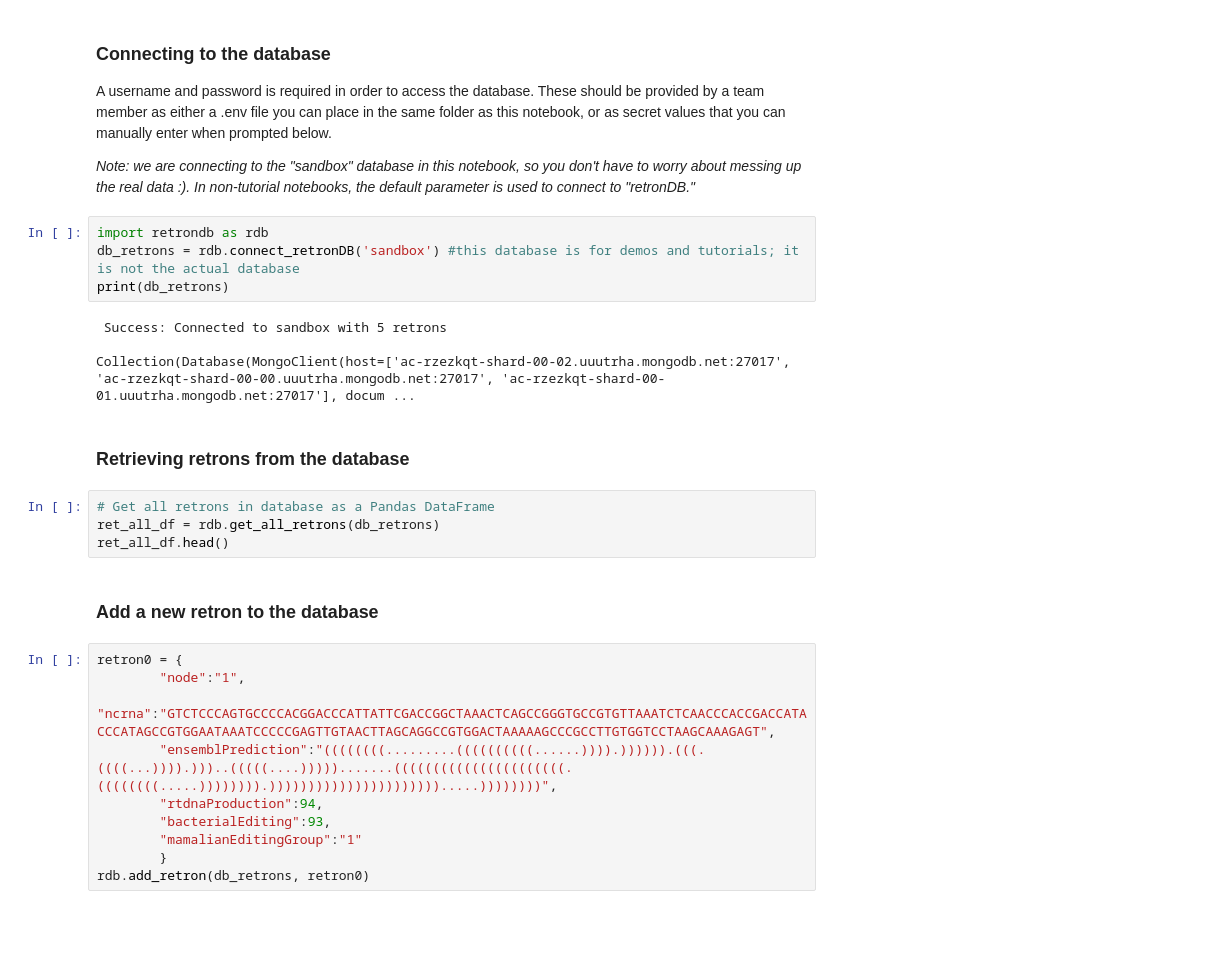
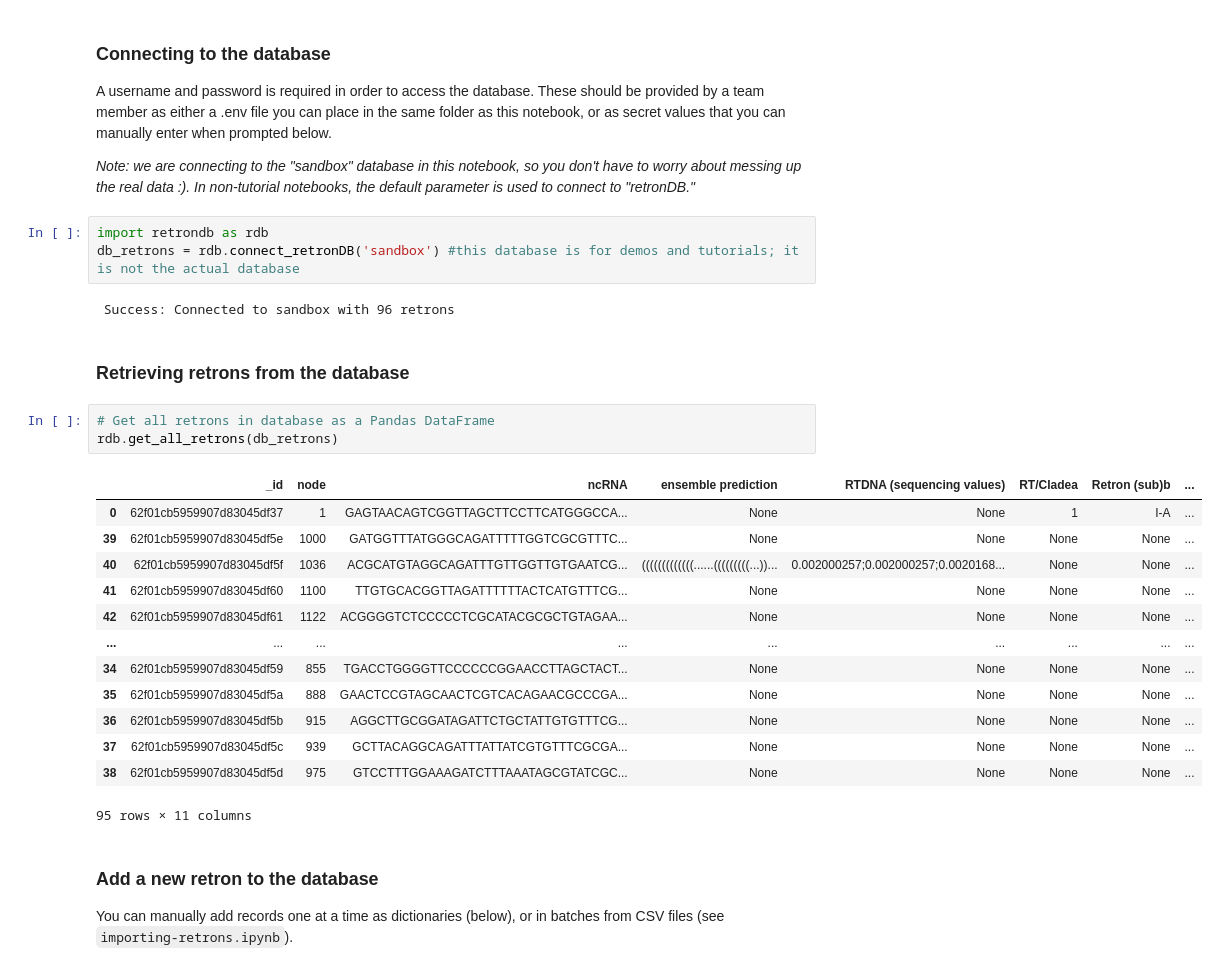
Before and after one commit to AlexanderPico/retrondb-notebooks, a Jupyter notebook: getting-started.ipynb, the cells around one changed output. Saved outputs shown, nothing was run; the diff lists cells and outputs as text; blank space fills up the shorter version.

```diff
--- a/getting-started.ipynb
+++ b/getting-started.ipynb
@@ -20,26 +18,27 @@ _Note: we are connecting to the "sandbox" database in this notebook, so you don'
 # %%
 import retrondb as rdb
 db_retrons = rdb.connect_retronDB('sandbox') #this database is for demos and tutorials; it is not the actual database
-print(db_retrons)
 # %% [output]
- Success: Connected to sandbox with 5 retrons
-
-Collection(Database(MongoClient(host=['ac-rzezkqt-shard-00-02.uuutrha.mongodb.net:27017', 'ac-rzezkqt-shard-00-00.uuutrha.mongodb.net:27017', 'ac-rzezkqt-shard-00-01.uuutrha.mongodb.net:27017'], docum ...
+ Success: Connected to sandbox with 96 retrons
 # %% [markdown]
 ### Retrieving retrons from the database
 # %%
 # Get all retrons in database as a Pandas DataFrame
-ret_all_df = rdb.get_all_retrons(db_retrons)
-ret_all_df.head()
+rdb.get_all_retrons(db_retrons)
+# %% [output]
+|  | _id | node | ncRNA | ensemble prediction | RTDNA (sequencing values) | RT/Cladea | Retron (sub)b | ... |
+| 0 | 62f01cb5959907d83045df37 | 1 | GAGTAACAGTCGGTTAGCTTCCTTCATGGGCCA... | None | None | 1 | I-A | ... |
+| 39 | 62f01cb5959907d83045df5e | 1000 | GATGGTTTATGGGCAGATTTTTGGTCGCGTTTC... | None | None | None | None | ... |
+| 40 | 62f01cb5959907d83045df5f | 1036 | ACGCATGTAGGCAGATTTGTTGGTTGTGAATCG... | (((((((((((((......(((((((((...))... | 0.002000257;0.002000257;0.0020168... | None | None | ... |
+| 41 | 62f01cb5959907d83045df60 | 1100 | TTGTGCACGGTTAGATTTTTTACTCATGTTTCG... | None | None | None | None | ... |
+| 42 | 62f01cb5959907d83045df61 | 1122 | ACGGGGTCTCCCCCTCGCATACGCGCTGTAGAA... | None | None | None | None | ... |
+| ... | ... | ... | ... | ... | ... | ... | ... | ... |
+| 34 | 62f01cb5959907d83045df59 | 855 | TGACCTGGGGTTCCCCCCGGAACCTTAGCTACT... | None | None | None | None | ... |
+| 35 | 62f01cb5959907d83045df5a | 888 | GAACTCCGTAGCAACTCGTCACAGAACGCCCGA... | None | None | None | None | ... |
+| 36 | 62f01cb5959907d83045df5b | 915 | AGGCTTGCGGATAGATTCTGCTATTGTGTTTCG... | None | None | None | None | ... |
+| 37 | 62f01cb5959907d83045df5c | 939 | GCTTACAGGCAGATTTATTATCGTGTTTCGCGA... | None | None | None | None | ... |
+| 38 | 62f01cb5959907d83045df5d | 975 | GTCCTTTGGAAAGATCTTTAAATAGCGTATCGC... | None | None | None | None | ... |
+95 rows × 11 columns
 # %% [markdown]
 ### Add a new retron to the database
+You can manually add records one at a time as dictionaries (below), or in batches from CSV files (see `importing-retrons.ipynb`).
-# %%
-retron0 = {
-        "node":"1",
-        "ncrna":"GTCTCCCAGTGCCCCACGGACCCATTATTCGACCGGCTAAACTCAGCCGGGTGCCGTGTTAAATCTCAACCCACCGACCATACCCATAGCCGTGGAATAAATCCCCCGAGTTGTAACTTAGCAGGCCGTGGACTAAAAAGCCCGCCTTGTGGTCCTAAGCAAAGAGT",
-        "ensemblPrediction":"((((((((.........((((((((((......)))).)))))).(((.((((...)))).)))..(((((....))))).......((((((((((((((((((((((.((((((((.....)))))))).)))))))))))))))))))))).....))))))))",
-        "rtdnaProduction":94,
-        "bacterialEditing":93,
-        "mamalianEditingGroup":"1"
-        }
-rdb.add_retron(db_retrons, retron0)
```
Also changed, not shown: parts of 11 cells of this notebook, 6 other files.
